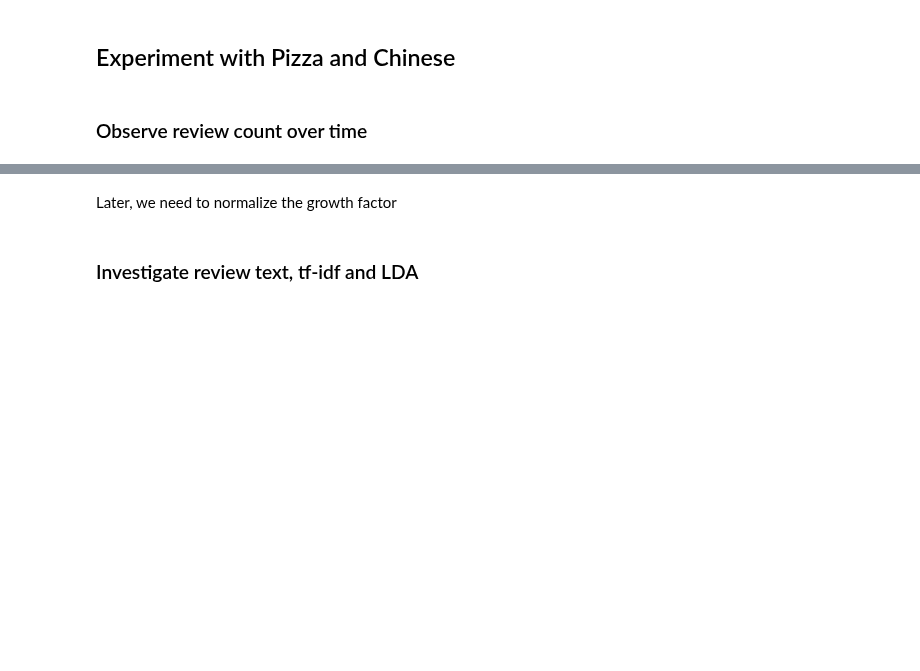
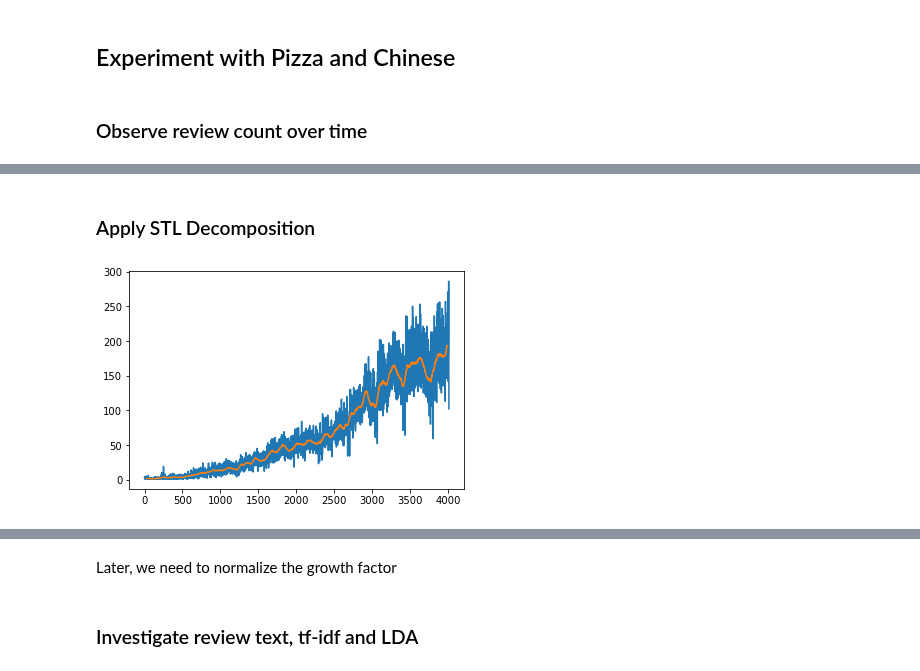
Before and after one commit to CornellDataScience/NLP_Research-FA17, a Jupyter notebook: topic_over_time/notebook/week3.ipynb, the cells around one changed output, grey strips where cells are left out. Saved outputs shown, nothing was run; the diff lists cells and outputs as text; code cells hidden in the pictures; blank space fills up the shorter version.

Commit message:
extracted seasonal trend with STL decomposition

```diff
--- a/topic_over_time/notebook/week3.ipynb
+++ b/topic_over_time/notebook/week3.ipynb
@@ -98,3 +100,14 @@ fig = go.Figure(data=data, layout=layout)
 py.iplot(fig)
 # %% [output]
 [interactive output not drawn]
+# %% [markdown]
+### Apply STL Decomposition
+# %%
+y = review_pizza.groupby('date').count()['review_id'].values
+result = seasonal_decompose(y, model='additive', freq = 50)
+# %%
+plt.plot(result.observed)
+plt.plot(result.trend)
+plt.show()
+# %% [output]
+[figure, added]
```
Also changed, not shown: parts of 26 cells of this notebook.
